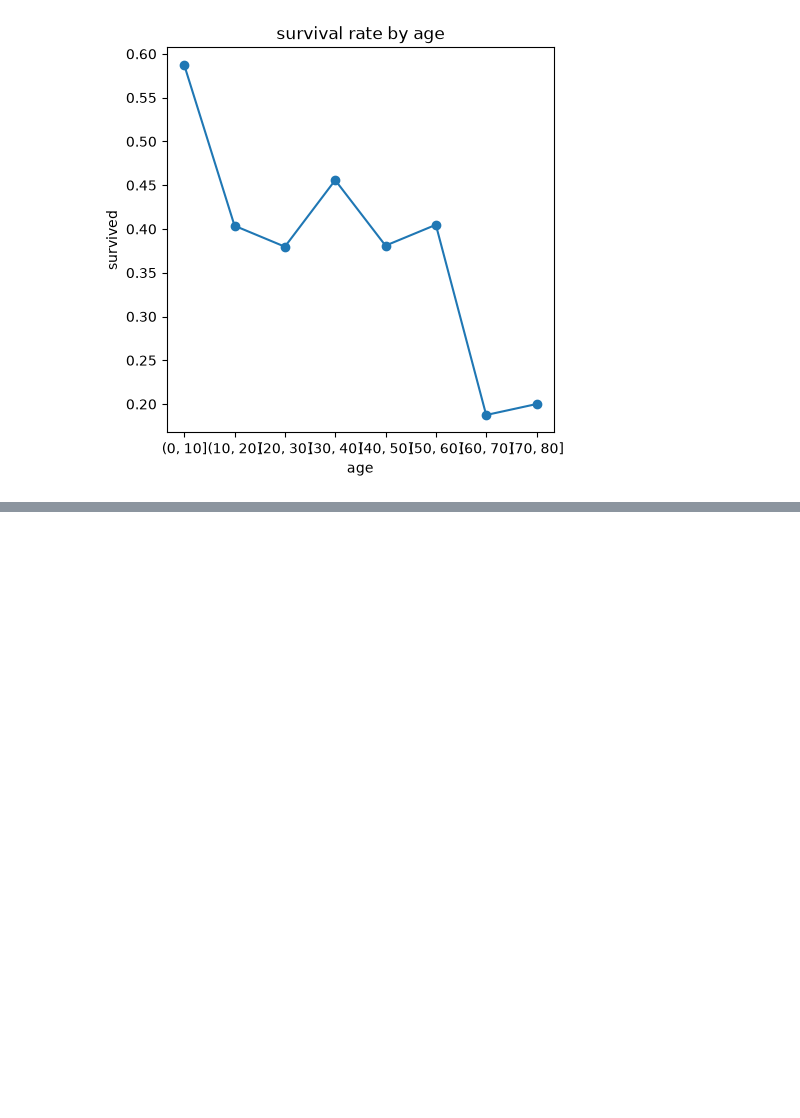
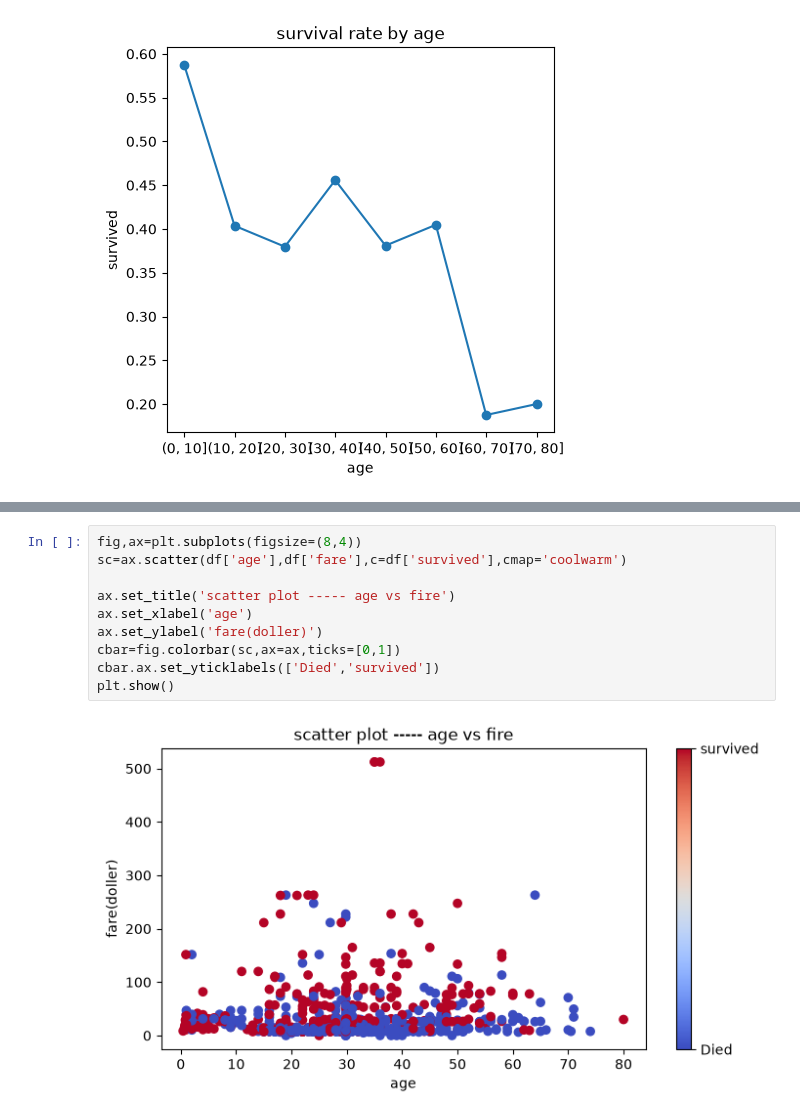
Before and after one commit to Sumit-Rajak99/Matplotlib-learning, a Jupyter notebook: class2.ipynb, the cells around one changed output, grey strips where cells are left out. Saved outputs shown, nothing was run; the diff lists cells and outputs as text; blank space fills up the shorter version.

```diff
--- a/class2.ipynb
+++ b/class2.ipynb
@@ -216,0 +243,12 @@ plt.show()
+# %%
+fig,ax=plt.subplots(figsize=(8,4))
+sc=ax.scatter(df['age'],df['fare'],c=df['survived'],cmap='coolwarm')
+
+ax.set_title('scatter plot ----- age vs fire')
+ax.set_xlabel('age')
+ax.set_ylabel('fare(doller)')
+cbar=fig.colorbar(sc,ax=ax,ticks=[0,1])
+cbar.ax.set_yticklabels(['Died','survived'])
+plt.show()
+# %% [output]
+[figure, added]
```
Also changed, not shown: parts of 13 cells of this notebook.
